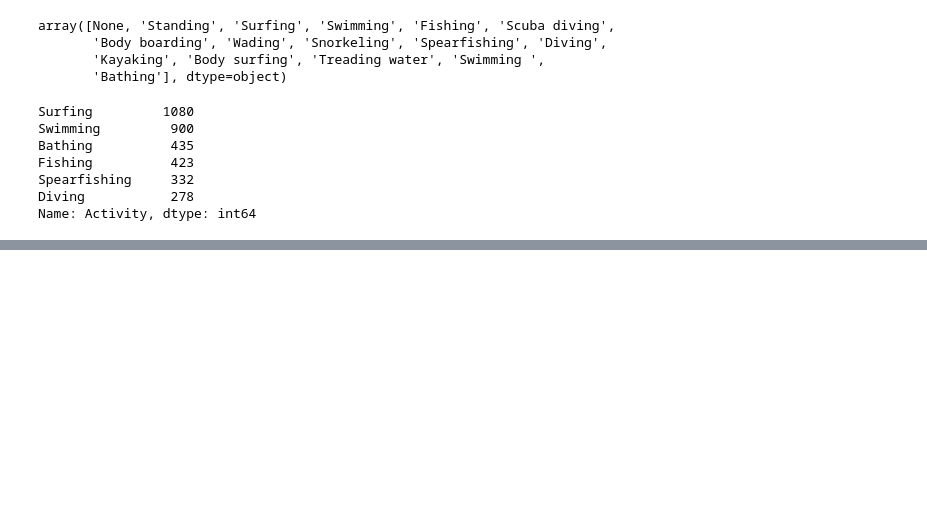
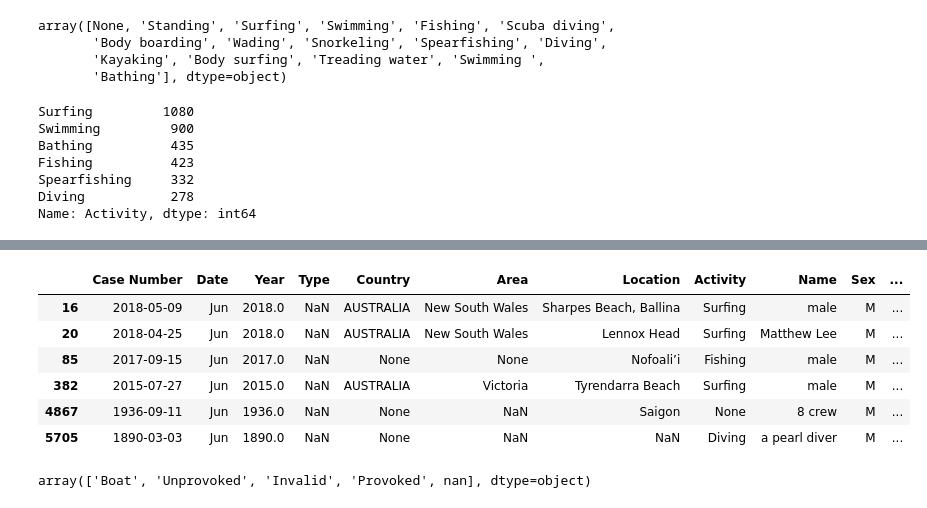
Before and after one commit to Carlosbasco93/Data-Cleaning-Pandas-Project, a Jupyter notebook: Notebook.ipynb, the cells around one changed output, grey strips where cells are left out. Cells and saved outputs as stored; diff of their text form; code cells hidden in the pictures; blank space fills up the shorter version.

```diff
--- a/Notebook.ipynb
+++ b/Notebook.ipynb
@@ -471,0 +902,2 @@ Name: Activity, dtype: int64
+# %%
+df["Case Number"] = subSet["Case Number"] #Valores actualizados
@@ -471,0 +919,24 @@ Name: Activity, dtype: int64
+# %%
+df["Case Number"] = df["Case Number"].replace(r"\.", value = "-", regex = True)
+
+#Casos límite para poder convertir la columna a fecha
+df["Case Number"] = df["Case Number"].replace(r"2014-02-29", value = "2014-02-28", regex = True)
+df["Case Number"] = df["Case Number"].replace(r"2012-06-132", value = "2012-06-13", regex = True)
+df["Case Number"] = df["Case Number"].replace(r"2012-06-131", value = "2012-06-13", regex = True)
+df["Case Number"] = df["Case Number"].replace(r"196208-30", value = "1962-08-30", regex = True)
+df["Case Number"] = df["Case Number"].replace(r"1884-04-38", value = "1884-04-28", regex = True)
+df["Case Number"] = df["Case Number"].replace(r"1863-01-014", value = "1863-01-01", regex = True)
+df["Case Number"] = df["Case Number"].replace(r"1863-01-013", value = "1863-01-01", regex = True)
+df["Case Number"] = df["Case Number"].replace(r"1863-01-012", value = "1863-01-01", regex = True)
+df["Case Number"] = df["Case Number"].replace(r"185394-29", value = "1853-04-29", regex = True)
+#df[df["Case Number"]=="2015-0710"]
+df.at[390, "Case Number"] = '2015-07-10'
+
+#df["Case Number"].tail(300) #ind 6133 (1797) en adelante limpiamos para evitar errores
+#badIndexs = df[df["Case Number"].index>=6133]
+
+#df["Case Number"].replace(badIndexs,np.nan, inplace=True) #Reemplazo en la columna deseada estos nombres por None
+#df = df[df["Case Number"].notna()] #---Guardar en la libreria. Borra todas las filas donde Case Number es NaN
+# %%
+df["Case Number"] = pd.to_datetime(df["Case Number"], errors = 'coerce') #Tipo de fechas listo
+df = df[df["Case Number"].notna()] #Me cargo los nuevos casos NaN
@@ -471,0 +963,9 @@ Name: Activity, dtype: int64
+# %%
+subSet = df[["Date","Case Number"]].T #Queremos rellenar los None en Date en función del mes de Case Number
+subSet
+
+for element in subSet:
+    if element == None:
+        element = element[1].month
+
+df["Date"] = subSet[0]["Date"]
@@ -471,0 +981,14 @@ Name: Activity, dtype: int64
+# %%
+df[df["Type"].isnull()] #Rellenaremos 20, 4867 y 5707 como Unprovoked y nos cargamos el resto
+# %% [output]
+|  | Case Number | Date | Year | Type | Country | Area | Location | Activity | Name | Sex | ... |
+| 16 | 2018-05-09 | Jun | 2018.0 | NaN | AUSTRALIA | New South Wales | Sharpes Beach, Ballina | Surfing | male | M | ... |
+| 20 | 2018-04-25 | Jun | 2018.0 | NaN | AUSTRALIA | New South Wales | Lennox Head | Surfing | Matthew Lee | M | ... |
+| 85 | 2017-09-15 | Jun | 2017.0 | NaN | None | None | Nofoali’i | Fishing | male | M | ... |
+| 382 | 2015-07-27 | Jun | 2015.0 | NaN | AUSTRALIA | Victoria | Tyrendarra Beach | Surfing | male | M | ... |
+| 4867 | 1936-09-11 | Jun | 1936.0 | NaN | None | NaN | Saigon | None | 8 crew | M | ... |
+| 5705 | 1890-03-03 | Jun | 1890.0 | NaN | None | NaN | NaN | Diving | a pearl diver | M | ... |
+# %%
+df.Type.unique() #Chuleta para abajo
+# %% [output]
+array(['Boat', 'Unprovoked', 'Invalid', 'Provoked', nan], dtype=object)
```
Also changed, not shown: parts of 53 cells of this notebook.
